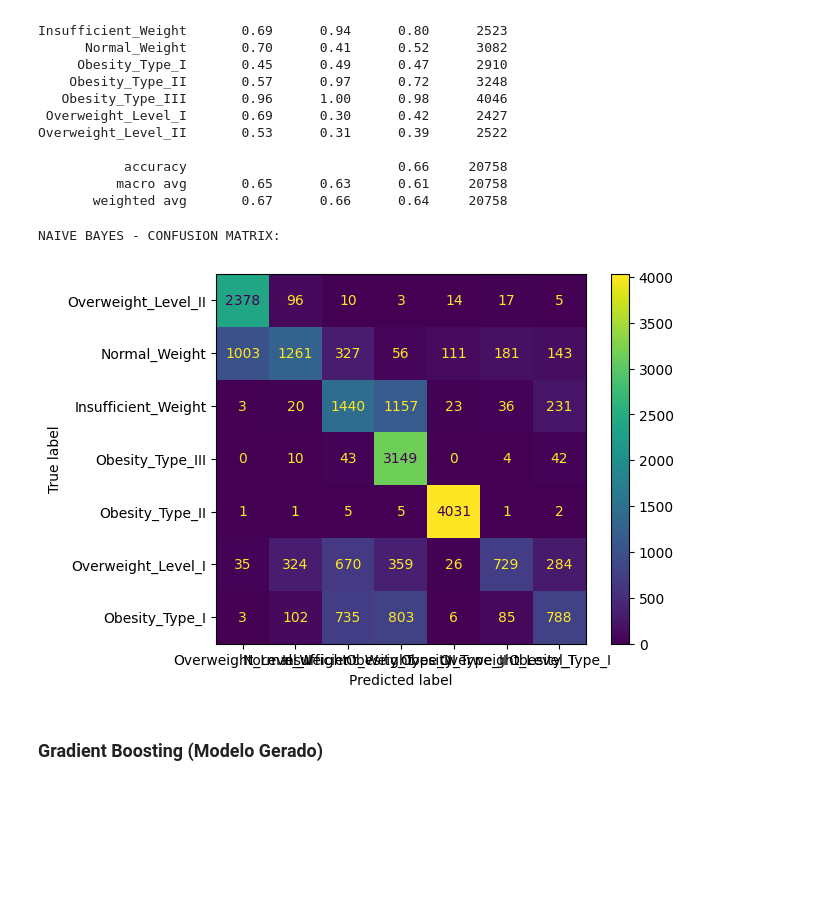
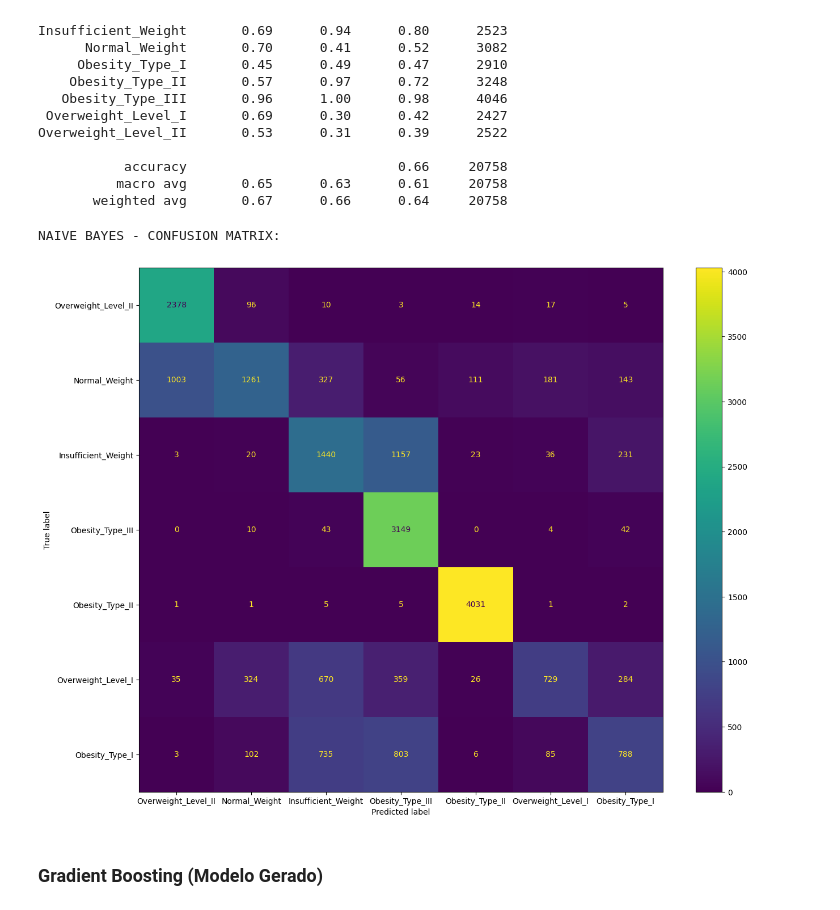
Before and after one commit to BarbaraCerqueira/Prediction-Obesity-Risk, a Jupyter notebook: prediction_obesity_risk.ipynb, the cells around one changed output. Drawn from its saved outputs; the diff is of its cells as text; code cells hidden in the pictures; blank space fills up the shorter version.

```diff
--- a/prediction_obesity_risk.ipynb
+++ b/prediction_obesity_risk.ipynb
@@ -389,14 +389,15 @@ Overweight_Level_II       0.53      0.31      0.39      2522
 # %%
 cm_nb = confusion_matrix(y_train, nb_evaluate)
 labels = y_train.unique()
 cm_display_nb = ConfusionMatrixDisplay(confusion_matrix = cm_nb, display_labels = labels)
 
 print("NAIVE BAYES - CONFUSION MATRIX:\n")
-cm_display_nb.plot()
+fig, ax = plt.subplots(figsize=(15,12))
+cm_display_nb.plot(ax=ax)
 plt.show()
 # %% [output]
 NAIVE BAYES - CONFUSION MATRIX:
-[figure, old version]
+[figure, new version]
 # %% [markdown]
 ### Gradient Boosting (Modelo Gerado)
 # %%
```
Also changed, not shown: parts of 1 cell of this notebook.
